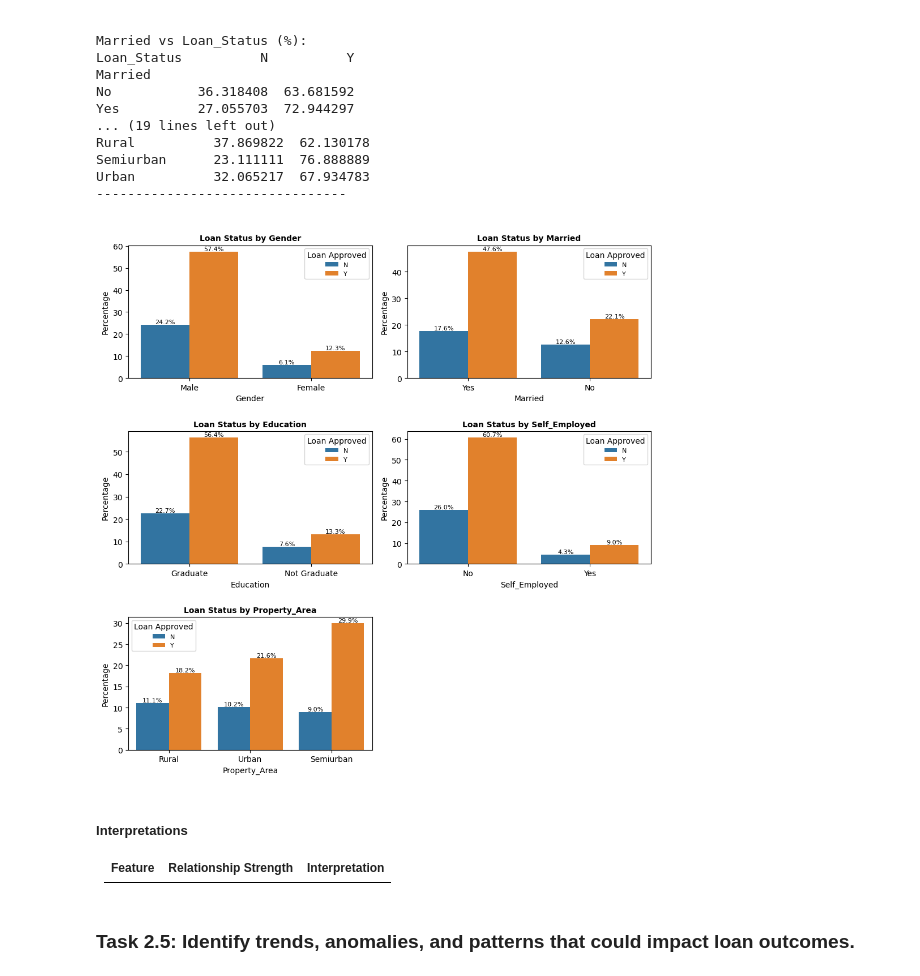
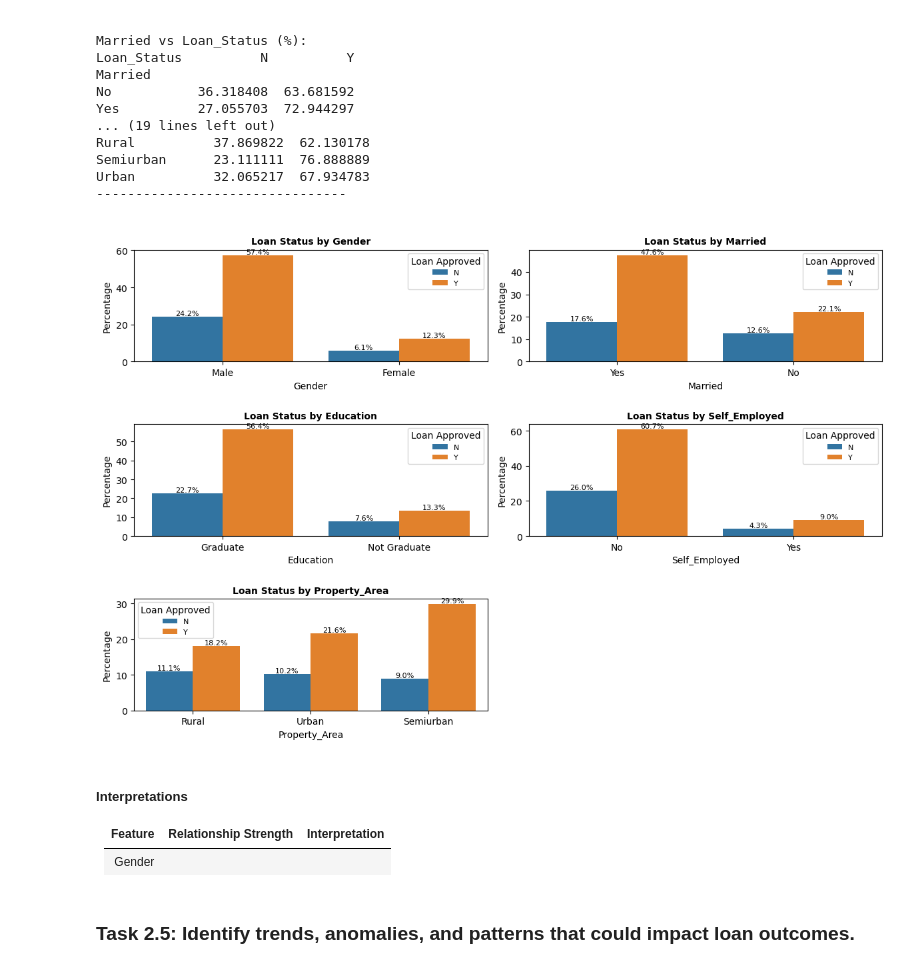
Before and after one commit to Olasquare043/EDA-on-Home-Loan-dataset, a Jupyter notebook: task_25.ipynb, the cells around one changed output. Saved outputs shown, nothing was run; the diff lists cells and outputs as text; code cells hidden in the pictures.

```diff
--- a/task_25.ipynb
+++ b/task_25.ipynb
@@ -541,0 +576,3 @@ will check all against our terget variable **(Loan_Status)**
+# %%
+train_data["Loan_Status_val"]= train_data["Loan_Status"].apply(lambda x: 1 if x=="Y" else 0)
+train_data[["Loan_Status", "Loan_Status_val"]].head()
@@ -596,45 +670,34 @@ Semiurban      23.111111  76.888889
 Urban          32.065217  67.934783
 --------------------------------
 # %%
-#  let plot bar chart to visualize it
-# plt.figure(figsize=(8,8))
-# for i, col in enumerate(categorical_cols,start=1):
-#     plt.subplot(3,2,i)
-#     sns.countplot(data=train_data, x=col, hue='Loan_Status')
-#     plt.title(f'\nLoan Status by {col}', fontsize=10, fontweight="bold")
-#     plt.ylabel('Count')
-#     plt.xlabel(col)
-#     plt.legend(fontsize=8,title=f"Approved")
-
-# plt.tight_layout()
-# plt.show()
 
 # #  let plot bar chart to visualize it (with percentage labelled)
-plt.figure(figsize=(10,10))
+plt.figure(figsize=(12,8))
 
 for i, col in enumerate(categorical_cols, start=1):
     plt.subplot(3,2,i)
     ax = sns.countplot(data=train_data, x=col, hue='Loan_Status', stat='percent')
 
     # Add percentage labels on bars
     for container in ax.containers:
         ax.bar_label(container, fmt='%.1f%%', label_type='edge', fontsize=8)
 
     plt.title(f'\nLoan Status by {col}', fontsize=10, fontweight='bold')
     plt.ylabel('Percentage')
     plt.xlabel(col)
     plt.legend(title='Loan Approved', fontsize=8)
     plt.xticks(rotation=0)
 
 plt.tight_layout()
 plt.show()
 # %% [output]
-[figure, old version]
+[figure, new version]
 # %% [markdown]
 ##### **Interpretations**
 
 | Feature               | Relationship Strength | Interpretation                                                               |
 | --------------------- | --------------------- | ---------------------------------------------------------------------------- |
+|Gender|
 # %% [markdown]
 ### Task 2.5: Identify trends, anomalies, and patterns that could impact loan outcomes.
 # %% [markdown]
```
Also changed, not shown: parts of 10 cells of this notebook.
